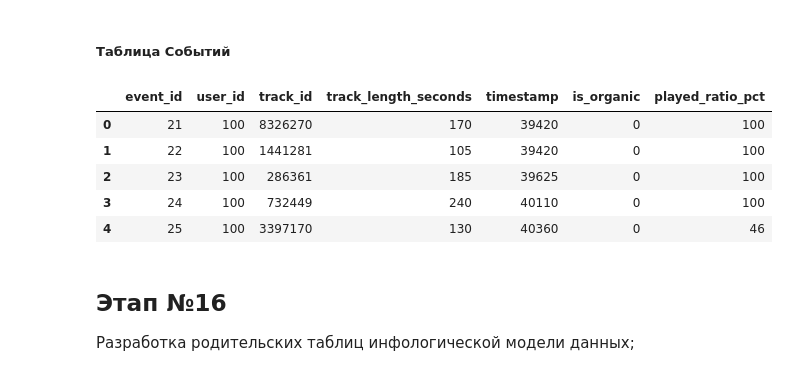
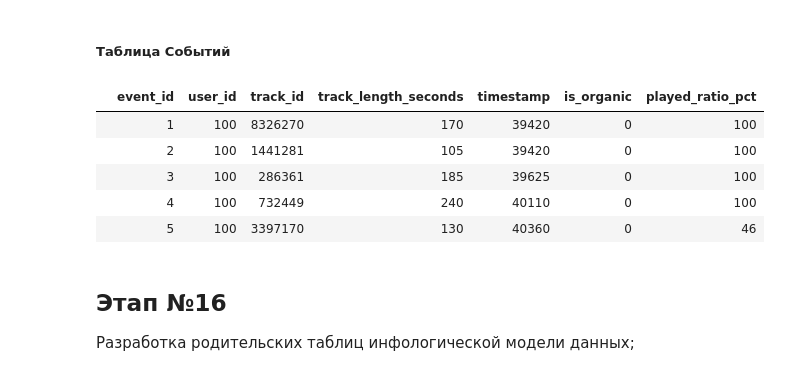
Before and after one commit to nikolyabb/college-homework, a Jupyter notebook: RDBMS/Intro_to_RDBMS.ipynb, the cells around one changed output. Drawn from its saved outputs; the diff is of its cells as text; code cells hidden in the pictures.

```diff
--- a/RDBMS/Intro_to_RDBMS.ipynb
+++ b/RDBMS/Intro_to_RDBMS.ipynb
@@ -536,29 +564,35 @@ display(albums)
 # %%
 # data sampling script for EVENT
 
 mevent_file = "var/data/multi_event.parquet"
 
 sql_events = f"""
+    CREATE SEQUENCE 'serial';
+
     SELECT
         nextval('serial') as event_id,  -- SEQUENCE OBJECT
         mev.uid as user_id,
         mev.item_id as track_id,
         mev.track_length_seconds,
         mev.timestamp,
         mev.is_organic,
         mev.played_ratio_pct,
 FROM '{mevent_file}' AS mev
 LIMIT 5;
 """
-tracks = duckdb.sql(sql_events).df()
-display(tracks)
+events = duckdb.sql(sql_events).df()
+
+# Print DataFrame without index
+blankIndex=[''] * len(events)
+events.index=blankIndex
+display(events)
 # %% [output]
 |  | event_id | user_id | track_id | track_length_seconds | timestamp | is_organic | played_ratio_pct |
-| 0 | 21 | 100 | 8326270 | 170 | 39420 | 0 | 100 |
-| 1 | 22 | 100 | 1441281 | 105 | 39420 | 0 | 100 |
-| 2 | 23 | 100 | 286361 | 185 | 39625 | 0 | 100 |
-| 3 | 24 | 100 | 732449 | 240 | 40110 | 0 | 100 |
-| 4 | 25 | 100 | 3397170 | 130 | 40360 | 0 | 46 |
+|  | 1 | 100 | 8326270 | 170 | 39420 | 0 | 100 |
+|  | 2 | 100 | 1441281 | 105 | 39420 | 0 | 100 |
+|  | 3 | 100 | 286361 | 185 | 39625 | 0 | 100 |
+|  | 4 | 100 | 732449 | 240 | 40110 | 0 | 100 |
+|  | 5 | 100 | 3397170 | 130 | 40360 | 0 | 46 |
 # %% [markdown]
 ## Этап №16
 Разработка родительских таблиц инфологической модели данных;
```
Also changed, not shown: parts of 9 cells of this notebook, 1 other file.
